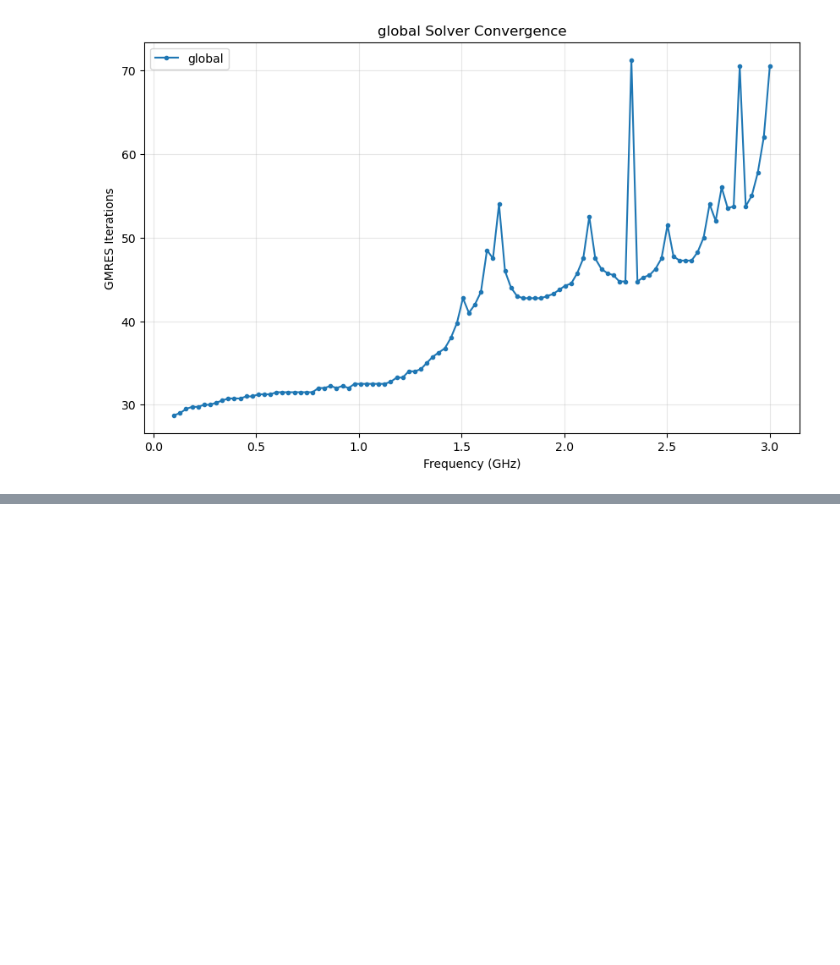
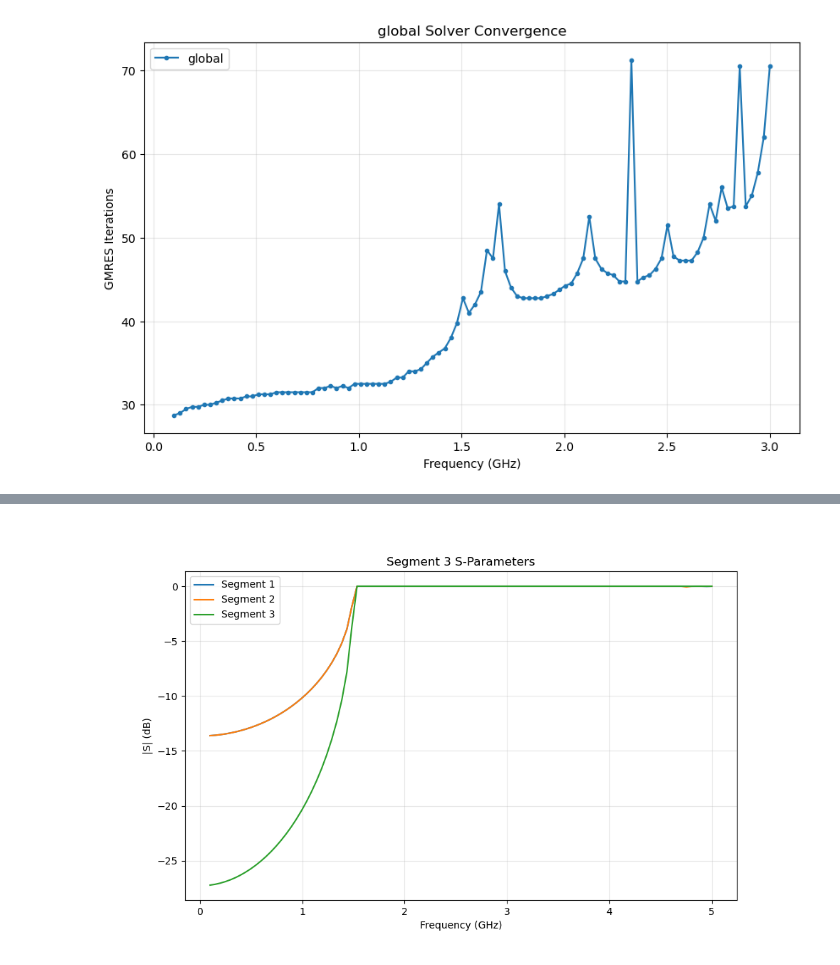
Before and after one commit to Dark-Elektron/cavsim3d, a Jupyter notebook: examples/rwg/rwg.ipynb, the cells around one changed output, grey strips where cells are left out. Cells and saved outputs as stored; diff of their text form; code cells hidden in the pictures; blank space fills up the shorter version.

```diff
--- a/examples/rwg/rwg.ipynb
+++ b/examples/rwg/rwg.ipynb
@@ -219,0 +332,8 @@ fds.fom.plot_residual('iterations')
+# %%
+which = ['1(1)2(1)']
+fig, ax = reloaded.foms[0].plot_s(which, label="Segment 1")
+reloaded.foms[1].plot_s(which, ax=ax, label="Segment 2")
+reloaded.foms[2].plot_s(which, ax=ax, label="Segment 3")
+plt.show()
+# %% [output]
+[figure, added]
```
Also changed, not shown: parts of 2 cells of this notebook, 31 other files.
